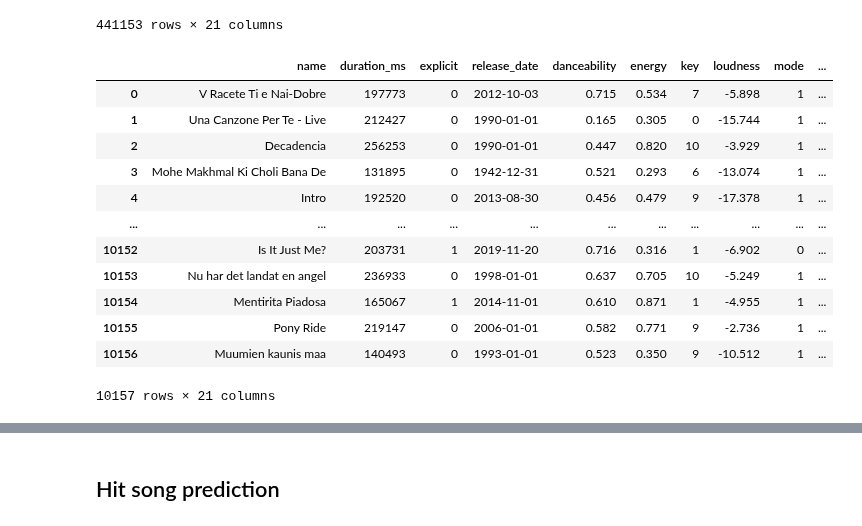
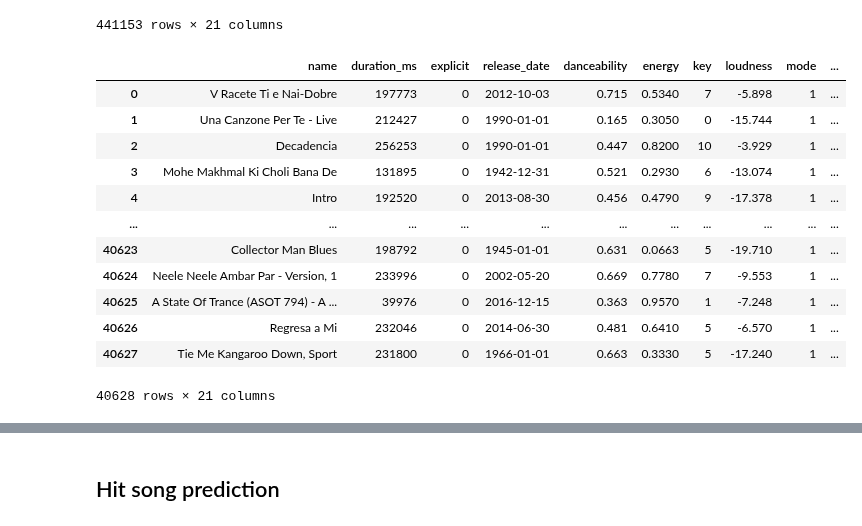
Before and after one commit to xRiku/gp-ufes, a Jupyter notebook: billboard_x_spotify.ipynb, the cells around one changed output, grey strips where cells are left out. Cells and saved outputs as stored; diff of their text form; code cells hidden in the pictures.

```diff
--- a/billboard_x_spotify.ipynb
+++ b/billboard_x_spotify.ipynb
@@ -220,22 +220,22 @@ unsuccessful_df
 | 441152 | Catching Feelings | 234680 | 0 | 2021-04-16 | 0.325 | 0.541 | 3 | -6.665 | 1 | ... |
 441153 rows × 21 columns
 # %%
-samples_df = unsuccessful_df.sample(n=total_in_billboard, random_state=2023).reset_index(drop=True)
+samples_df = unsuccessful_df.sample(n=total_in_billboard*4, random_state=2023).reset_index(drop=True)
 samples_df
 # %% [output]
 |  | name | duration_ms | explicit | release_date | danceability | energy | key | loudness | mode | ... |
-| 0 | V Racete Ti e Nai-Dobre | 197773 | 0 | 2012-10-03 | 0.715 | 0.534 | 7 | -5.898 | 1 | ... |
-| 1 | Una Canzone Per Te - Live | 212427 | 0 | 1990-01-01 | 0.165 | 0.305 | 0 | -15.744 | 1 | ... |
-| 2 | Decadencia | 256253 | 0 | 1990-01-01 | 0.447 | 0.820 | 10 | -3.929 | 1 | ... |
-| 3 | Mohe Makhmal Ki Choli Bana De | 131895 | 0 | 1942-12-31 | 0.521 | 0.293 | 6 | -13.074 | 1 | ... |
-| 4 | Intro | 192520 | 0 | 2013-08-30 | 0.456 | 0.479 | 9 | -17.378 | 1 | ... |
+| 0 | V Racete Ti e Nai-Dobre | 197773 | 0 | 2012-10-03 | 0.715 | 0.5340 | 7 | -5.898 | 1 | ... |
+| 1 | Una Canzone Per Te - Live | 212427 | 0 | 1990-01-01 | 0.165 | 0.3050 | 0 | -15.744 | 1 | ... |
+| 2 | Decadencia | 256253 | 0 | 1990-01-01 | 0.447 | 0.8200 | 10 | -3.929 | 1 | ... |
+| 3 | Mohe Makhmal Ki Choli Bana De | 131895 | 0 | 1942-12-31 | 0.521 | 0.2930 | 6 | -13.074 | 1 | ... |
+| 4 | Intro | 192520 | 0 | 2013-08-30 | 0.456 | 0.4790 | 9 | -17.378 | 1 | ... |
 | ... | ... | ... | ... | ... | ... | ... | ... | ... | ... | ... |
-| 10152 | Is It Just Me? | 203731 | 1 | 2019-11-20 | 0.716 | 0.316 | 1 | -6.902 | 0 | ... |
-| 10153 | Nu har det landat en angel | 236933 | 0 | 1998-01-01 | 0.637 | 0.705 | 10 | -5.249 | 1 | ... |
-| 10154 | Mentirita Piadosa | 165067 | 1 | 2014-11-01 | 0.610 | 0.871 | 1 | -4.955 | 1 | ... |
-| 10155 | Pony Ride | 219147 | 0 | 2006-01-01 | 0.582 | 0.771 | 9 | -2.736 | 1 | ... |
-| 10156 | Muumien kaunis maa | 140493 | 0 | 1993-01-01 | 0.523 | 0.350 | 9 | -10.512 | 1 | ... |
+| 40623 | Collector Man Blues | 198792 | 0 | 1945-01-01 | 0.631 | 0.0663 | 5 | -19.710 | 1 | ... |
+| 40624 | Neele Neele Ambar Par - Version, 1 | 233996 | 0 | 2002-05-20 | 0.669 | 0.7780 | 7 | -9.553 | 1 | ... |
+| 40625 | A State Of Trance (ASOT 794) - A ... | 39976 | 0 | 2016-12-15 | 0.363 | 0.9570 | 1 | -7.248 | 1 | ... |
+| 40626 | Regresa a Mi | 232046 | 0 | 2014-06-30 | 0.481 | 0.6410 | 5 | -6.570 | 1 | ... |
+| 40627 | Tie Me Kangaroo Down, Sport | 231800 | 0 | 1966-01-01 | 0.663 | 0.3330 | 5 | -17.240 | 1 | ... |
-10157 rows × 21 columns
+40628 rows × 21 columns
 # %%
 ### Se aparece mais de uma vez na billboard, então é um hit
 billboard_entries_df['hit'] = pd.Series(len(billboard_entries_df) * [1])
```
Also changed, not shown: parts of 15 cells of this notebook.
